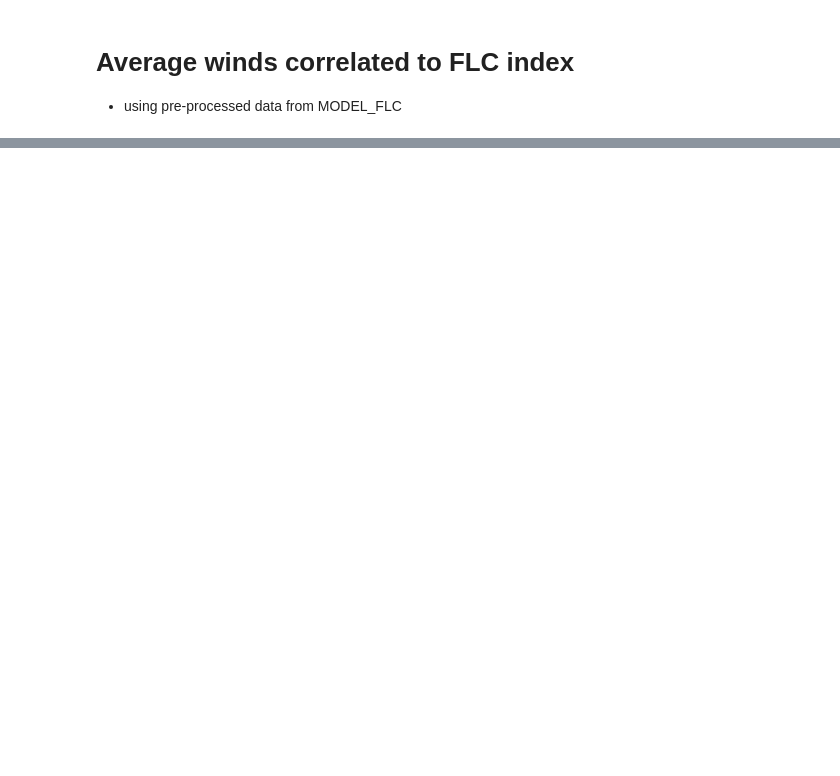
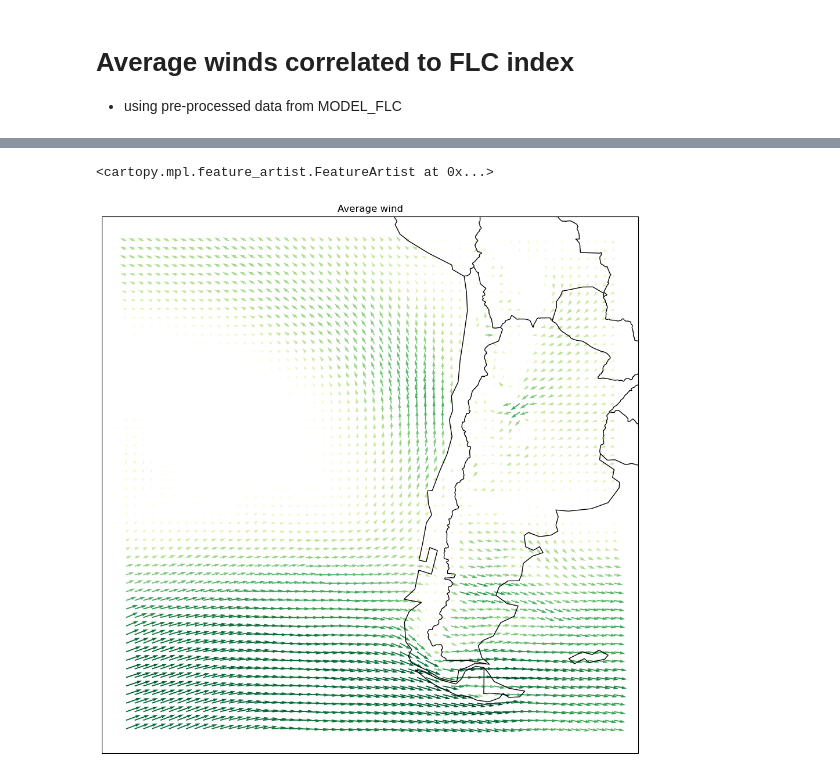
Before and after one commit to jesseturner/FalseLowClouds, a Jupyter notebook: Model/MODEL_Average_Winds.ipynb, the cells around one changed output, grey strips where cells are left out. Drawn from its saved outputs; the diff is of its cells as text; code cells hidden in the pictures; blank space fills up the shorter version.

Commit message:
Average winds now calculated from GFS

```diff
--- a/Model/MODEL_Average_Winds.ipynb
+++ b/Model/MODEL_Average_Winds.ipynb
@@ -13,9 +14,3 @@ import datetime
 time = "00z"
 
 root = "/home/jturner/false_low_clouds_2023/Model/Time_Lapse/time_"+time+"/"
-# %%
-date = "20230301"
-
-u = xr.open_dataset(root+date+'/u_'+date+'.nc')
-
-u.dims['latitude']
@@ -85,0 +148,31 @@ Coordinates:
+# %%
+da_concat_u = xr.concat(wind_3d_u, pd.Index(dates, name='time'))
+da_concat_v = xr.concat(wind_3d_v, pd.Index(dates, name='time'))
+# %%
+av_u = da_concat_u.mean(dim='time')
+av_v = da_concat_v.mean(dim='time')
+# %%
+projection=ccrs.PlateCarree()
+fig,ax=plt.subplots(1, figsize=(12,12),subplot_kw={'projection': projection})
+
+len_x = av_u['longitude'][0]
+len_y = av_u['latitude'].T[0]
+
+X, Y = np.meshgrid(len_x, len_y)
+X = X[0:len(len_x):3,0:len(len_y):3]
+Y = Y[0:len(len_x):3,0:len(len_y):3]
+
+U = av_u.u[0:len(len_x):3,0:len(len_y):3]
+V = av_v.v[0:len(len_x):3,0:len(len_y):3]
+
+EE=np.sqrt(U**2+V**2)
+
+q = ax.quiver(X, Y, U, V, EE, transform=ccrs.PlateCarree(), width=0.002, scale_units='xy', scale=10, cmap='YlGn')
+
+ax.set_title('Average wind')
+
+ax.coastlines(resolution='110m')
+ax.add_feature(cfeature.BORDERS)
+# %% [output]
+<cartopy.mpl.feature_artist.FeatureArtist at 0x...>
+[figure, added]
```
Also changed, not shown: parts of 7 cells of this notebook, 2 other files.
